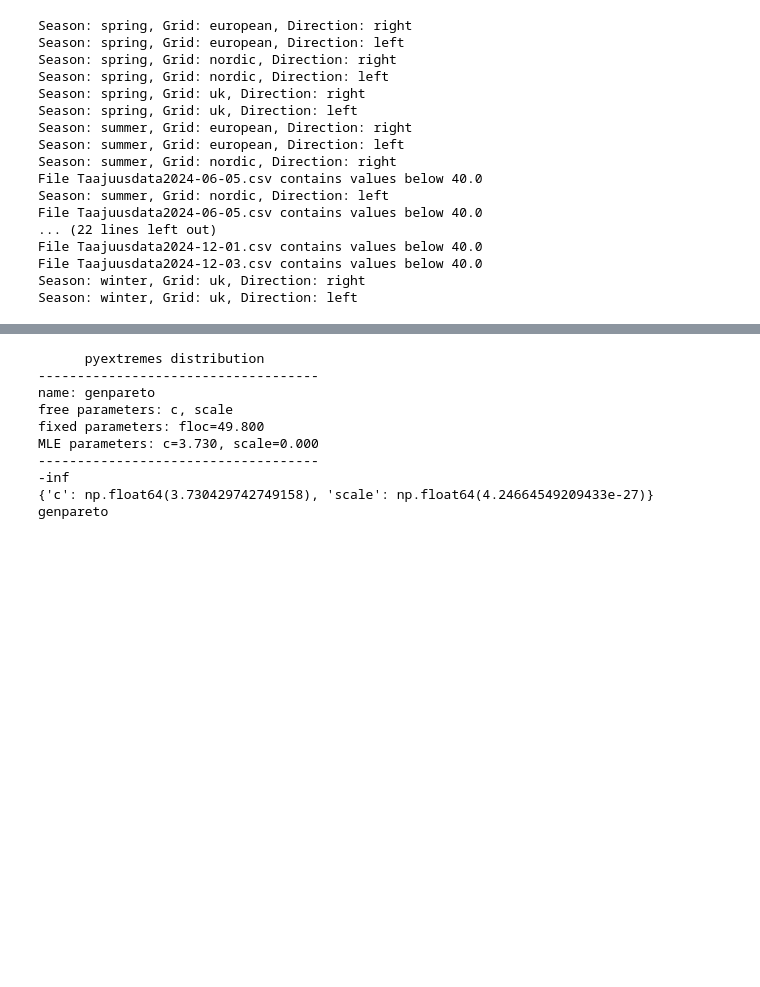
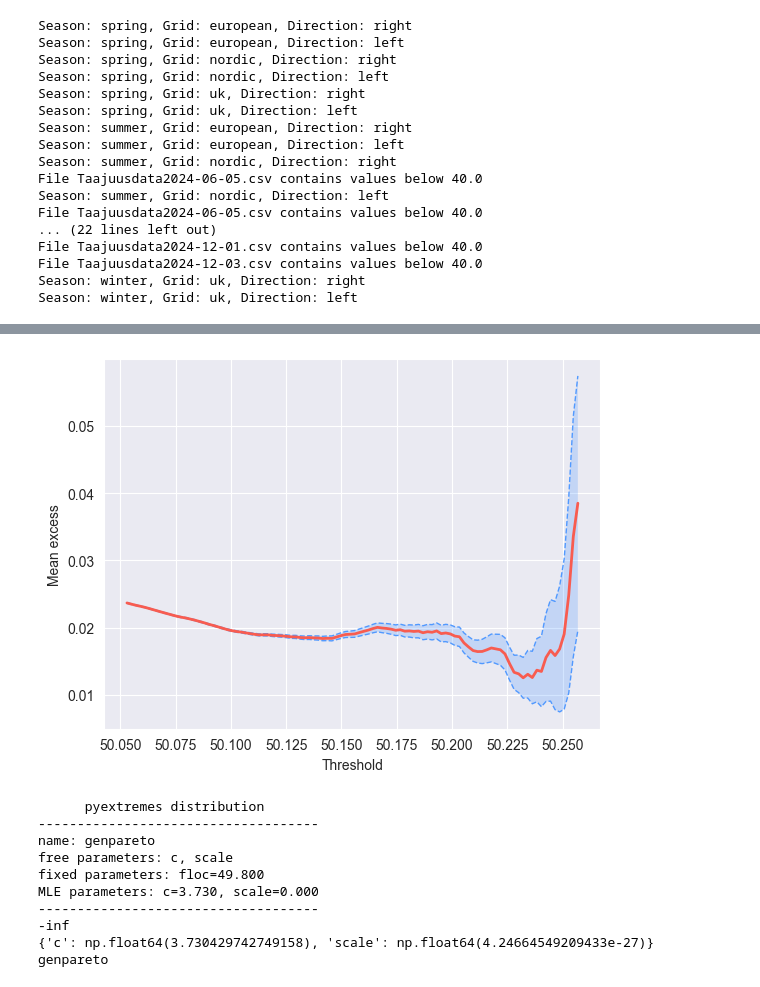
Before and after one commit to hendriklohse/grid-frequency-tail-estimation, a Jupyter notebook: EVT_approach_notebook.ipynb, the cells around one changed output, grey strips where cells are left out. Drawn from its saved outputs; the diff is of its cells as text; code cells hidden in the pictures; blank space fills up the shorter version.

```diff
--- a/EVT_approach_notebook.ipynb
+++ b/EVT_approach_notebook.ipynb
@@ -58,18 +58,21 @@ directions = ['right', 'left']
 for season in seasons:
     for grid_name in grid_names:
         for direction in directions:
-
             print(f"Season: {season}, Grid: {grid_name}, Direction: {direction}")
             df = read_df(grid_name, season)
-            series = np.abs(50.00 - df['Value'])
-            model = EVA(series)
             if direction == 'right':
+                series =  df['Value'] - 50
+                model = EVA(series)
                 extremes_type = 'high'
                 if grid_name == 'european':
                     thresholds = np.linspace(0.05, 0.15, 5)
                 else:
                     thresholds = np.linspace(0.10, 0.20, 5)
             elif direction == 'left':
+                series = df['Value']
+                series = series[series<50]
+                series = 50 - series
+                model = EVA(series)
                 extremes_type = 'high'
                 if grid_name == 'european':
                     thresholds = np.linspace(0.05, 0.15, 5)
@@ -166,19 +173,25 @@ for season in seasons:
 
             print(f"Season: {season}, Grid: {grid_name}, Direction: {direction}")
             df = read_df(grid_name, season)
-            series = df['Value']
-            model = EVA(series)
             if direction == 'right':
+                series = df['Value']
+                series = series[series>50]
+                series = series - 50
+                model = EVA(series)
                 extremes_type = 'high'
             elif direction == 'left':
+                series = df['Value']
+                series = series[series<50]
+                series = 50 - series
+                model = EVA(series)
                 extremes_type = 'high'
             else:
                 raise ValueError("Direction must be 'right' or 'left'.")
             block_sizes = ["10m", "1h"]
             results = []
-            save_path_base = os.path.join(os.getcwd(), "results_EVT_BM", season, grid_name, direction)
+            save_path_base = os.path.join(os.getcwd(), "results_EVT_BM_2", season, grid_name, direction)
             for block_size in block_sizes:
-                save_path = os.path.join(os.getcwd(), "results_EVT_BM", season, grid_name, direction, block_size)
+                save_path = os.path.join(os.getcwd(), "results_EVT_BM_2", season, grid_name, direction, block_size)
                 os.makedirs(save_path, exist_ok=True)
 
                 model.get_extremes("BM", block_size=block_size, errors='ignore', extremes_type=extremes_type)
@@ -294,17 +308,18 @@ plt.show()
 # %%
 # # Visualizations
 #
-# ax_mean_res = plt.figure().gca()
-# plot_mean_residual_life(ts=series, thresholds=thresholds, extremes_type='high', ax=ax_mean_res)
+ax_mean_res = plt.figure().gca()
+plot_mean_residual_life(ts=series, extremes_type='high', ax=ax_mean_res)
 # seconds_in_series = len(series)
 # ax_full = plot_threshold_stability(
 #     series,
 #     return_period=seconds_in_series,
 #     return_period_size='1s',
 #     thresholds=thresholds,
-#     distributions=distributions,
 # )
-# plt.show()
+plt.show()
+# %% [output]
+[figure, added]
 # %%
 # extremes = get_extremes(
 #     ts=series,
```
Also changed, not shown: parts of 3 cells of this notebook, 6 other files.
